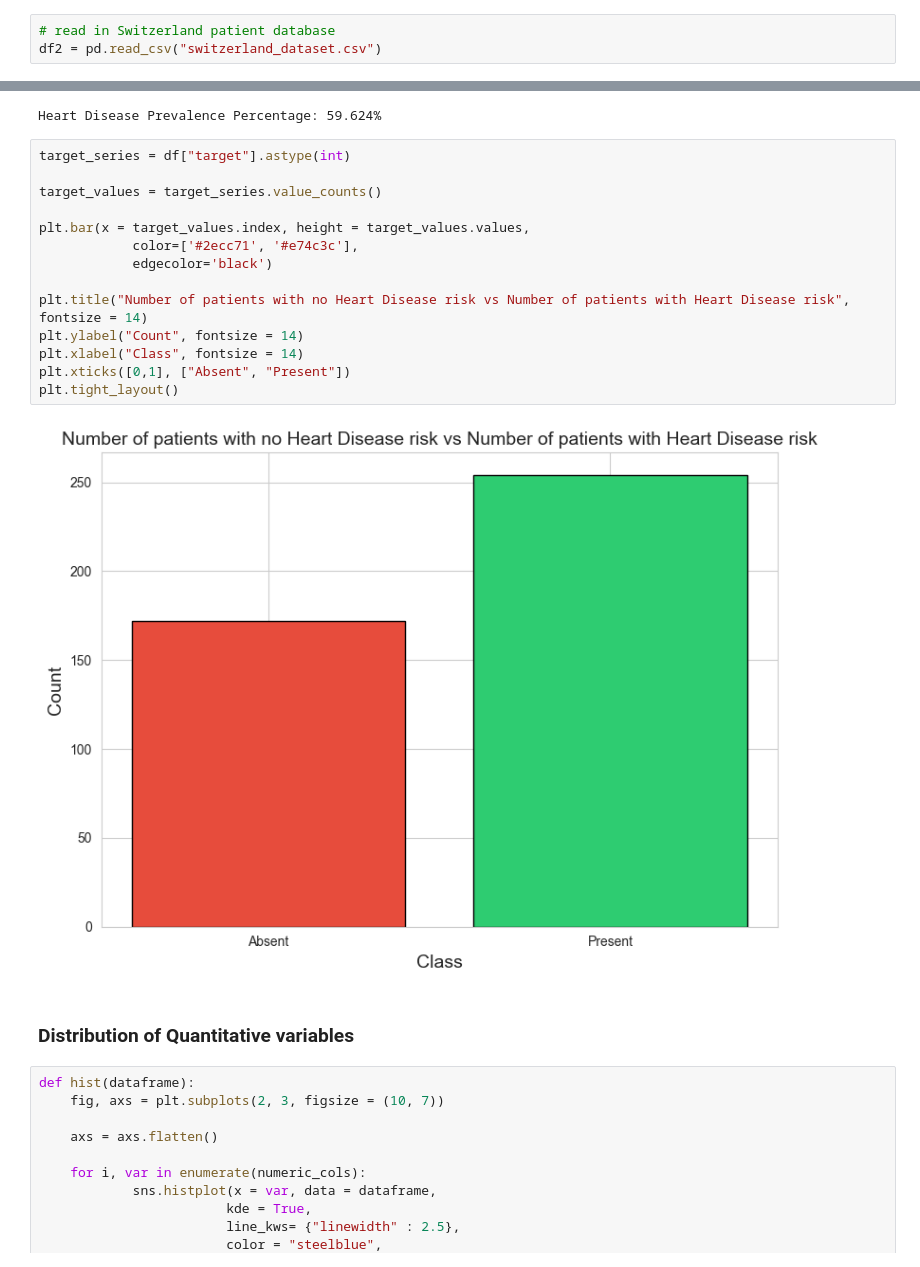
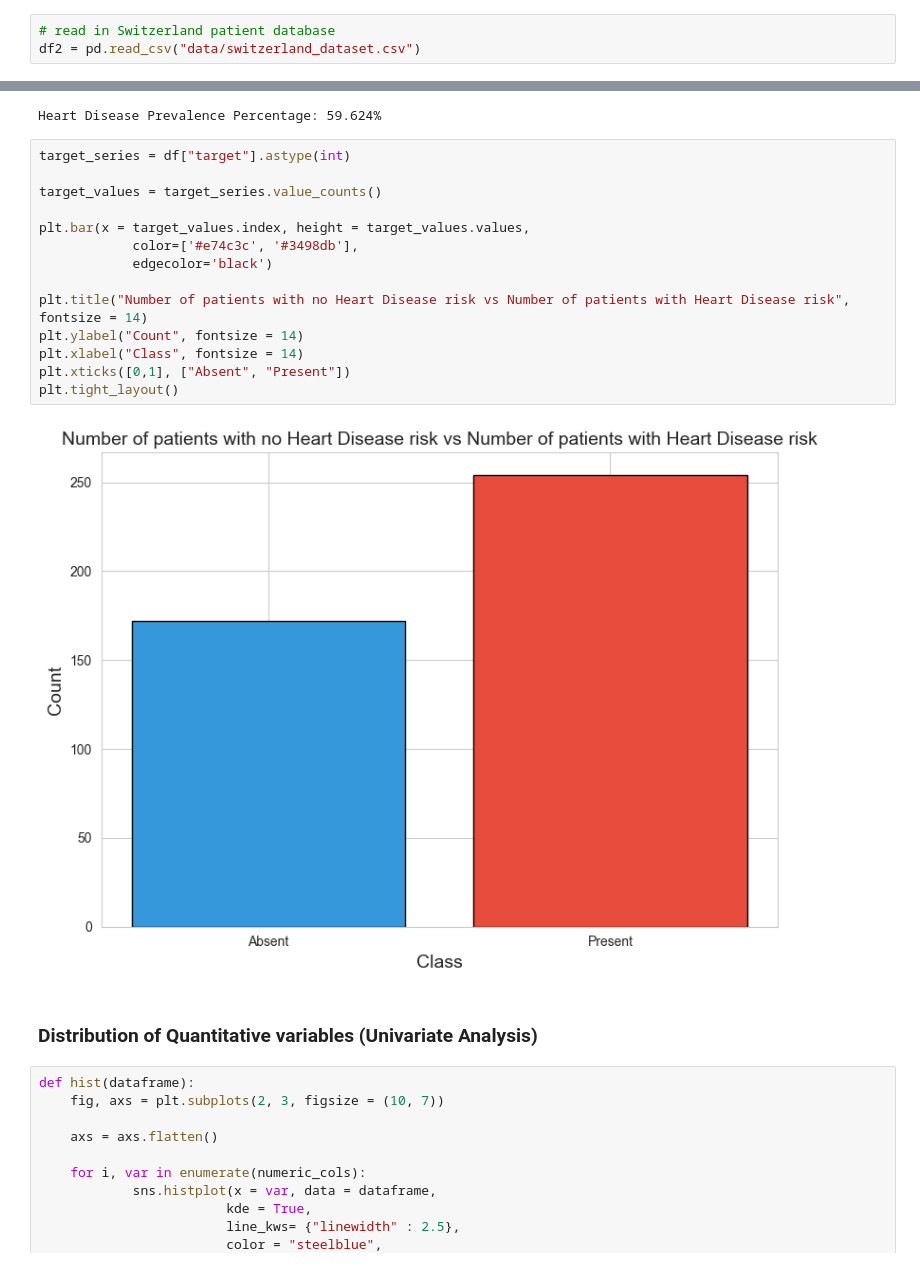
Before and after one commit to dennisous/cmse830_fds, a Jupyter notebook: heart_disease_analysis.ipynb, the cells around one changed output, grey strips where cells are left out. Drawn from its saved outputs; the diff is of its cells as text.

```diff
--- a/heart_disease_analysis.ipynb
+++ b/heart_disease_analysis.ipynb
@@ -56,7 +54,7 @@ Dimensions of the y matrix: (303, 1)
 df1 = pd.concat([X, y], axis = 1)
 # %%
 # read in Switzerland patient database
-df2 = pd.read_csv("switzerland_dataset.csv")
+df2 = pd.read_csv("data/switzerland_dataset.csv")
 # %%
 df2.head()
 # %% [output]
@@ -313,21 +316,21 @@ Heart Disease Prevalence Percentage: 59.624%
 # %%
 target_series = df["target"].astype(int)
 
 target_values = target_series.value_counts()
 
 plt.bar(x = target_values.index, height = target_values.values,
-            color=['#2ecc71', '#e74c3c'],
+            color=['#e74c3c', '#3498db'],
             edgecolor='black')
 
 plt.title("Number of patients with no Heart Disease risk vs Number of patients with Heart Disease risk", fontsize = 14)
 plt.ylabel("Count", fontsize = 14)
 plt.xlabel("Class", fontsize = 14)
 plt.xticks([0,1], ["Absent", "Present"])
 plt.tight_layout()
 # %% [output]
-[figure, old version]
+[figure, new version]
 # %% [markdown]
-### Distribution of Quantitative variables
+### Distribution of Quantitative variables (Univariate Analysis)
 # %%
 def hist(dataframe):
     fig, axs = plt.subplots(2, 3, figsize = (10, 7))
```
Also changed, not shown: parts of 40 cells of this notebook, 1 other file.
